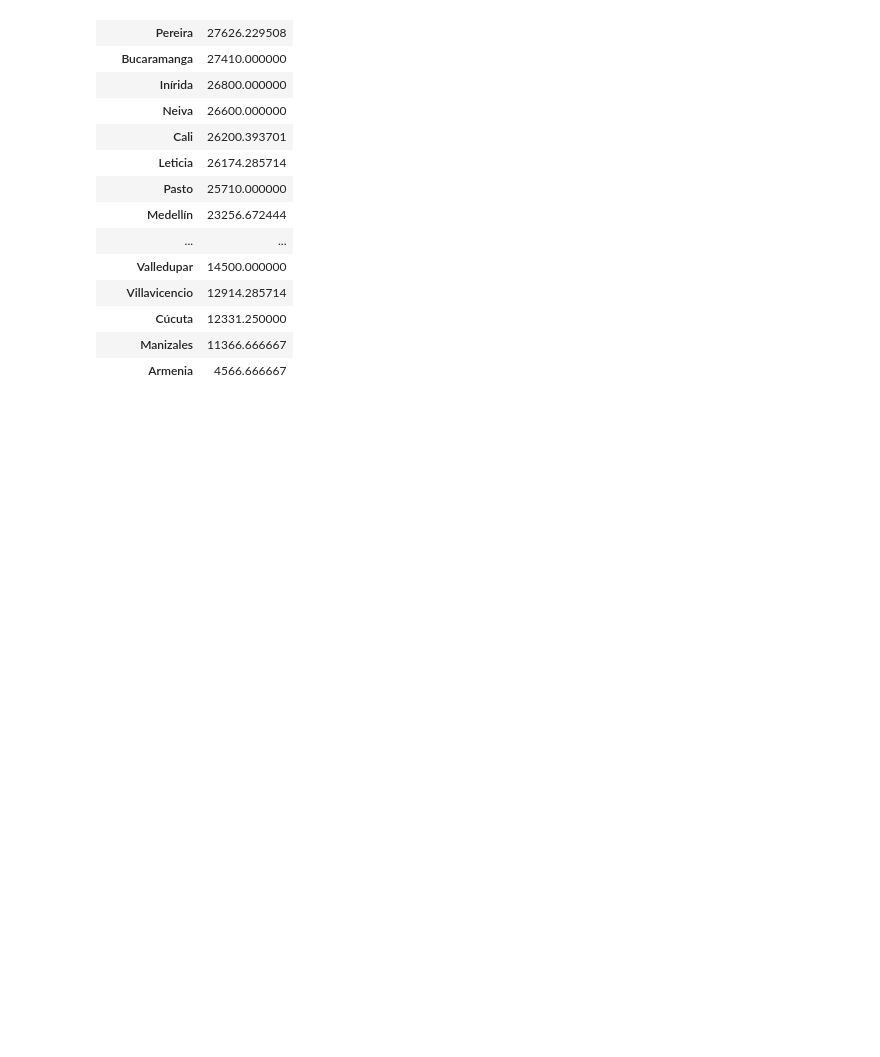
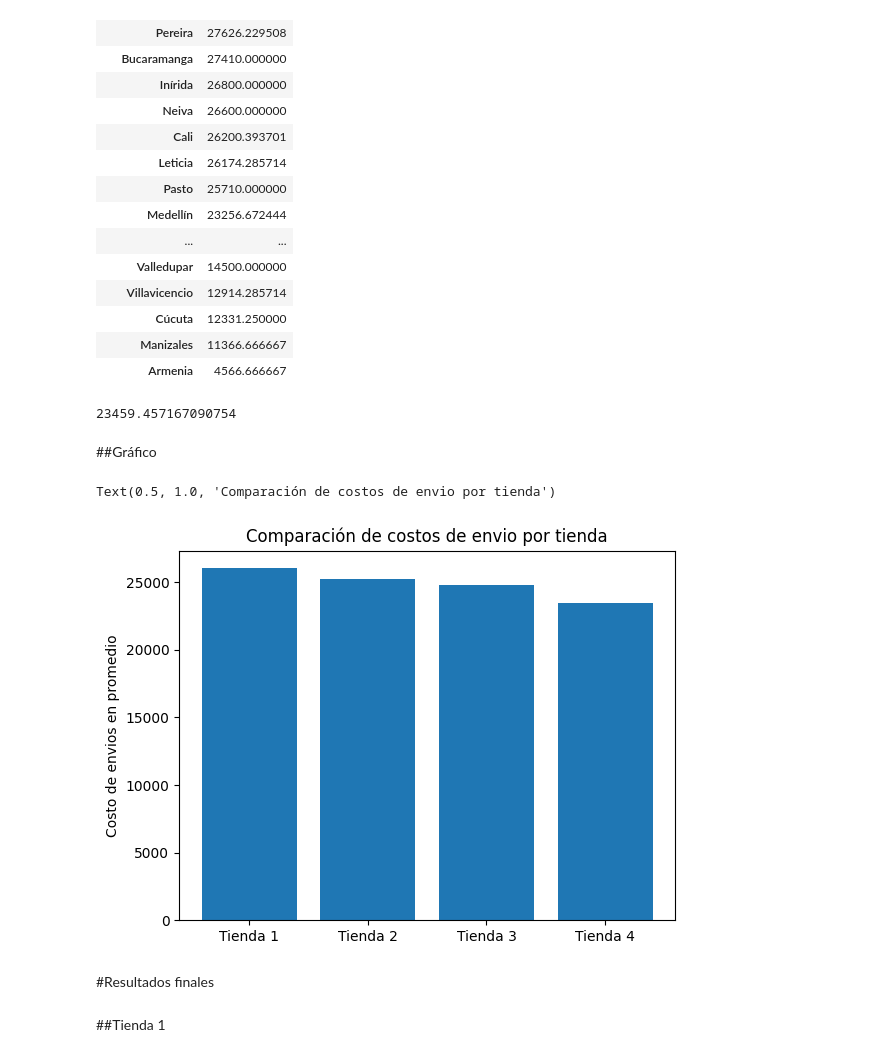
Before and after one commit to Mijael126/Challenge_analisis_datos-, a Jupyter notebook: AluraStoreLatam.ipynb, the cells around one changed output. Cells and saved outputs as stored; diff of their text form; code cells hidden in the pictures; blank space fills up the shorter version.

```diff
--- a/AluraStoreLatam.ipynb
+++ b/AluraStoreLatam.ipynb
@@ -260,3 +429,6 @@ tienda.groupby('Lugar de Compra')['Costo de envío'].mean().to_frame().sort_valu
 | Pereira | 22403.759398 |
 | Valledupar | 18766.666667 |
 | Armenia | 17314.285714 |
+# %%
+Envio_tienda1 = tienda['Costo de envío'].mean()
+print(Envio_tienda1)
@@ -281,3 +455,6 @@ tienda2.groupby('Lugar de Compra')['Costo de envío'].mean().to_frame().sort_val
 | Cartagena | 16181.428571 |
 | Valledupar | 14050.000000 |
 | Manizales | 13476.923077 |
+# %%
+Envio_tienda2 = tienda2['Costo de envío'].mean()
+print(Envio_tienda2)
@@ -302,3 +481,6 @@ tienda3.groupby('Lugar de Compra')['Costo de envío'].mean().to_frame().sort_val
 | Inírida | 18825.000000 |
 | Santa Marta | 15043.181818 |
 | Villavicencio | 11820.000000 |
+# %%
+Envio_tienda3 = tienda3['Costo de envío'].mean()
+print(Envio_tienda3)
@@ -323,3 +507,24 @@ tienda4.groupby('Lugar de Compra')['Costo de envío'].mean().to_frame().sort_val
 | Cúcuta | 12331.250000 |
 | Manizales | 11366.666667 |
 | Armenia | 4566.666667 |
+# %%
+Envio_tienda4 = tienda4['Costo de envío'].mean()
+print(Envio_tienda4)
+# %% [output]
+23459.457167090754
+# %% [markdown]
+##Gráfico
+# %%
+Envios_promedio = [Envio_tienda1, Envio_tienda2, Envio_tienda3, Envio_tienda4]
+Tiendas = ['Tienda 1', 'Tienda 2', 'Tienda 3', 'Tienda 4']
+
+plt.bar(x= Tiendas, height= Envios_promedio)
+plt.ylabel("Costo de envios en promedio")
+plt.title("Comparación de costos de envio por tienda") # Aquí agregas el título
+# %% [output]
+Text(0.5, 1.0, 'Comparación de costos de envio por tienda')
+[figure, added]
+# %% [markdown]
+#Resultados finales
+# %% [markdown]
+##Tienda 1
```
Also changed, not shown: parts of 29 cells of this notebook.
